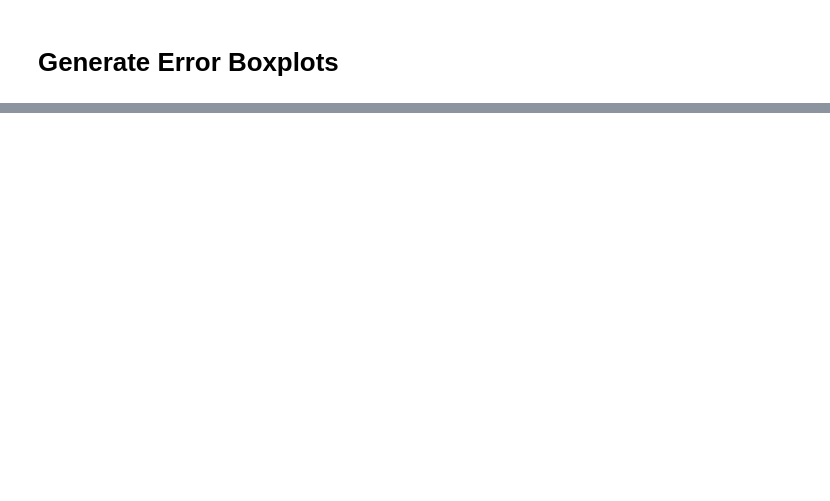
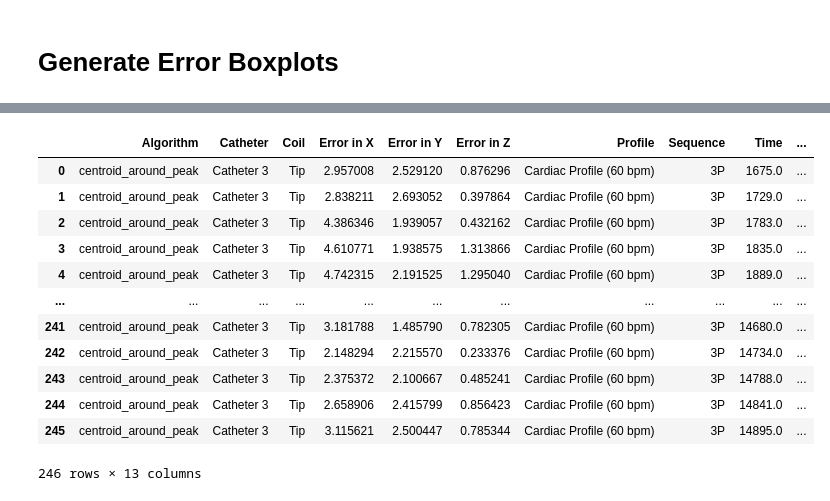
Before and after one commit to WrightGroupSRI/mr-tracking-analysis, a Jupyter notebook: Dynamic Tracking/dynamic_tracking_analysis.ipynb, the cells around one changed output, grey strips where cells are left out. Cells and saved outputs as stored; diff of their text form; code cells hidden in the pictures; blank space fills up the shorter version.

Commit message:
Adding export of dynamic error frames to hdf5
This requires the pytables package (tables 3.8.0 was used here.)

```diff
--- a/Dynamic Tracking/dynamic_tracking_analysis.ipynb
+++ b/Dynamic Tracking/dynamic_tracking_analysis.ipynb
@@ -391,94 +392,121 @@ SRI_2_cap_tip_expected_306_card = get_tip_coords(SRI_2_cap_7_expected_306_card,
 Tip errors at each timepoint are calculated for each sequence, catheter, and motion profile, for both JPNG and centroid-around-peak algorithms.
 # %%
 # Calculate error for each sequence
+
+# Export error data frames to hdf5 format
+h5out = parent_path + 'export/dynamic_tracking_tip_errors.h5'
 
 # Sequence 1: Hadamard Multiplexed - JPNG
 FH512_2_jpng_tracked_dataframes_231_resp  = [FH512_2_jpng_7_231_resp, FH512_2_jpng_6_231_resp, FH512_2_jpng_tip_231_resp]
 FH512_2_jpng_expected_dataframes_231_resp = [FH512_2_jpng_7_expected_231_resp, FH512_2_jpng_6_expected_231_resp, FH512_2_jpng_tip_expected_231_resp]
 FH512_2_jpng_plot_df_231_resp             = calculate_error(FH512_2_jpng_tracked_dataframes_231_resp, FH512_2_jpng_expected_dataframes_231_resp, start_idx[0][0][sequences[0]])
+FH512_2_jpng_plot_df_231_resp.to_hdf(h5out, key="HM_JPNG_cath231_respiratory", mode="w")
 FH512_2_jpng_tracked_dataframes_231_card  = [FH512_2_jpng_7_231_card, FH512_2_jpng_6_231_card, FH512_2_jpng_tip_231_card]
 FH512_2_jpng_expected_dataframes_231_card = [FH512_2_jpng_7_expected_231_card, FH512_2_jpng_6_expected_231_card, FH512_2_jpng_tip_expected_231_card]
 FH512_2_jpng_plot_df_231_card             = calculate_error(FH512_2_jpng_tracked_dataframes_231_card, FH512_2_jpng_expected_dataframes_231_card, start_idx[0][1][sequences[0]])
+FH512_2_jpng_plot_df_231_card.to_hdf(h5out, key="HM_JPNG_cath231_cardiac")
 
 FH512_2_jpng_tracked_dataframes_299_resp  = [FH512_2_jpng_7_299_resp, FH512_2_jpng_6_299_resp, FH512_2_jpng_tip_299_resp]
 FH512_2_jpng_expected_dataframes_299_resp = [FH512_2_jpng_7_expected_299_resp, FH512_2_jpng_6_expected_299_resp, FH512_2_jpng_tip_expected_299_resp]
 FH512_2_jpng_plot_df_299_resp             = calculate_error(FH512_2_jpng_tracked_dataframes_299_resp, FH512_2_jpng_expected_dataframes_299_resp, start_idx[1][0][sequences[0]])
+FH512_2_jpng_plot_df_299_resp.to_hdf(h5out, key="HM_JPNG_cath299_respiratory")
 FH512_2_jpng_tracked_dataframes_299_card  = [FH512_2_jpng_7_299_card, FH512_2_jpng_6_299_card, FH512_2_jpng_tip_299_card]
 FH512_2_jpng_expected_dataframes_299_card = [FH512_2_jpng_7_expected_299_card, FH512_2_jpng_6_expected_299_card, FH512_2_jpng_tip_expected_299_card]
 FH512_2_jpng_plot_df_299_card             = calculate_error(FH512_2_jpng_tracked_dataframes_299_card, FH512_2_jpng_expected_dataframes_299_card, start_idx[1][1][sequences[0]])
+FH512_2_jpng_plot_df_299_card.to_hdf(h5out, key="HM_JPNG_cath299_cardiac")
 
 FH512_2_jpng_tracked_dataframes_306_resp  = [FH512_2_jpng_7_306_resp, FH512_2_jpng_6_306_resp, FH512_2_jpng_tip_306_resp]
 FH512_2_jpng_expected_dataframes_306_resp = [FH512_2_jpng_7_expected_306_resp, FH512_2_jpng_6_expected_306_resp, FH512_2_jpng_tip_expected_306_resp]
 FH512_2_jpng_plot_df_306_resp             = calculate_error(FH512_2_jpng_tracked_dataframes_306_resp, FH512_2_jpng_expected_dataframes_306_resp, start_idx[2][0][sequences[0]])
+FH512_2_jpng_plot_df_306_resp.to_hdf(h5out, key="HM_JPNG_cath306_respiratory")
 FH512_2_jpng_tracked_dataframes_306_card  = [FH512_2_jpng_7_306_card, FH512_2_jpng_6_306_card, FH512_2_jpng_tip_306_card]
 FH512_2_jpng_expected_dataframes_306_card = [FH512_2_jpng_7_expected_306_card, FH512_2_jpng_6_expected_306_card, FH512_2_jpng_tip_expected_306_card]
 FH512_2_jpng_plot_df_306_card             = calculate_error(FH512_2_jpng_tracked_dataframes_306_card, FH512_2_jpng_expected_dataframes_306_card, start_idx[2][1][sequences[0]])
+FH512_2_jpng_plot_df_306_card.to_hdf(h5out, key="HM_JPNG_cath306_cardiac")
 
 # Sequence 1: Hadamard Multiplexed - CAP
 FH512_2_cap_tracked_dataframes_231_resp  = [FH512_2_cap_7_231_resp, FH512_2_cap_6_231_resp, FH512_2_cap_tip_231_resp]
 FH512_2_cap_expected_dataframes_231_resp = [FH512_2_cap_7_expected_231_resp, FH512_2_cap_6_expected_231_resp, FH512_2_cap_tip_expected_231_resp]
 FH512_2_cap_plot_df_231_resp             = calculate_error(FH512_2_cap_tracked_dataframes_231_resp, FH512_2_cap_expected_dataframes_231_resp, start_idx[0][0][sequences[0]])
+FH512_2_cap_plot_df_231_resp.to_hdf(h5out, key="HM_CAP_cath231_respiratory")
 FH512_2_cap_tracked_dataframes_231_card  = [FH512_2_cap_7_231_card, FH512_2_cap_6_231_card, FH512_2_cap_tip_231_card]
 FH512_2_cap_expected_dataframes_231_card = [FH512_2_cap_7_expected_231_card, FH512_2_cap_6_expected_231_card, FH512_2_cap_tip_expected_231_card]
 FH512_2_cap_plot_df_231_card             = calculate_error(FH512_2_cap_tracked_dataframes_231_card, FH512_2_cap_expected_dataframes_231_card, start_idx[0][1][sequences[0]])
+FH512_2_cap_plot_df_231_card.to_hdf(h5out, key="HM_CAP_cath231_cardiac")
 
 FH512_2_cap_tracked_dataframes_299_resp  = [FH512_2_cap_7_299_resp, FH512_2_cap_6_299_resp, FH512_2_cap_tip_299_resp]
 FH512_2_cap_expected_dataframes_299_resp = [FH512_2_cap_7_expected_299_resp, FH512_2_cap_6_expected_299_resp, FH512_2_cap_tip_expected_299_resp]
 FH512_2_cap_plot_df_299_resp             = calculate_error(FH512_2_cap_tracked_dataframes_299_resp, FH512_2_cap_expected_dataframes_299_resp, start_idx[1][0][sequences[0]])
+FH512_2_cap_plot_df_299_resp.to_hdf(h5out, key="HM_CAP_cath299_respiratory")
 FH512_2_cap_tracked_dataframes_299_card  = [FH512_2_cap_7_299_card, FH512_2_cap_6_299_card, FH512_2_cap_tip_299_card]
 FH512_2_cap_expected_dataframes_299_card = [FH512_2_cap_7_expected_299_card, FH512_2_cap_6_expected_299_card, FH512_2_cap_tip_expected_299_card]
 FH512_2_cap_plot_df_299_card             = calculate_error(FH512_2_cap_tracked_dataframes_299_card, FH512_2_cap_expected_dataframes_299_card, start_idx[1][1][sequences[0]])
+FH512_2_cap_plot_df_299_card.to_hdf(h5out, key="HM_CAP_cath299_cardiac")
 
 FH512_2_cap_tracked_dataframes_306_resp  = [FH512_2_cap_7_306_resp, FH512_2_cap_6_306_resp, FH512_2_cap_tip_306_resp]
 FH512_2_cap_expected_dataframes_306_resp = [FH512_2_cap_7_expected_306_resp, FH512_2_cap_6_expected_306_resp, FH512_2_cap_tip_expected_306_resp]
 FH512_2_cap_plot_df_306_resp             = calculate_error(FH512_2_cap_tracked_dataframes_306_resp, FH512_2_cap_expected_dataframes_306_resp, start_idx[2][0][sequences[0]])
+FH512_2_cap_plot_df_306_resp.to_hdf(h5out, key="HM_CAP_cath306_respiratory")
 FH512_2_cap_tracked_dataframes_306_card  = [FH512_2_cap_7_306_card, FH512_2_cap_6_306_card, FH512_2_cap_tip_306_card]
 FH512_2_cap_expected_dataframes_306_card = [FH512_2_cap_7_expected_306_card, FH512_2_cap_6_expected_306_card, FH512_2_cap_tip_expected_306_card]
 FH512_2_cap_plot_df_306_card             = calculate_error(FH512_2_cap_tracked_dataframes_306_card, FH512_2_cap_expected_dataframes_306_card, start_idx[2][1][sequences[0]])
+FH512_2_cap_plot_df_306_card.to_hdf(h5out, key="HM_CAP_cath306_cardiac")
 
 # Sequence 2: Conventional - JPNG
 SRI_2_jpng_tracked_dataframes_231_resp  = [SRI_2_jpng_7_231_resp, SRI_2_jpng_6_231_resp, SRI_2_jpng_tip_231_resp]
 SRI_2_jpng_expected_dataframes_231_resp = [SRI_2_jpng_7_expected_231_resp, SRI_2_jpng_6_expected_231_resp, SRI_2_jpng_tip_expected_231_resp]
 SRI_2_jpng_plot_df_231_resp             = calculate_error(SRI_2_jpng_tracked_dataframes_231_resp, SRI_2_jpng_expected_dataframes_231_resp, start_idx[0][0][sequences[1]])
+SRI_2_jpng_plot_df_231_resp.to_hdf(h5out, key="C3P_JPNG_cath231_respiratory")
 SRI_2_jpng_tracked_dataframes_231_card  = [SRI_2_jpng_7_231_card, SRI_2_jpng_6_231_card, SRI_2_jpng_tip_231_card]
 SRI_2_jpng_expected_dataframes_231_card = [SRI_2_jpng_7_expected_231_card, SRI_2_jpng_6_expected_231_card, SRI_2_jpng_tip_expected_231_card]
 SRI_2_jpng_plot_df_231_card             = calculate_error(SRI_2_jpng_tracked_dataframes_231_card, SRI_2_jpng_expected_dataframes_231_card, start_idx[0][1][sequences[1]])
+SRI_2_jpng_plot_df_231_card.to_hdf(h5out, key="C3P_JPNG_cath231_cardiac")
 
 SRI_2_jpng_tracked_dataframes_299_resp  = [SRI_2_jpng_7_299_resp, SRI_2_jpng_6_299_resp, SRI_2_jpng_tip_299_resp]
 SRI_2_jpng_expected_dataframes_299_resp = [SRI_2_jpng_7_expected_299_resp, SRI_2_jpng_6_expected_299_resp, SRI_2_jpng_tip_expected_299_resp]
 SRI_2_jpng_plot_df_299_resp             = calculate_error(SRI_2_jpng_tracked_dataframes_299_resp, SRI_2_jpng_expected_dataframes_299_resp, start_idx[1][0][sequences[1]])
+SRI_2_jpng_plot_df_299_resp.to_hdf(h5out, key="C3P_JPNG_cath299_respiratory")
 SRI_2_jpng_tracked_dataframes_299_card  = [SRI_2_jpng_7_299_card, SRI_2_jpng_6_299_card, SRI_2_jpng_tip_299_card]
 SRI_2_jpng_expected_dataframes_299_card = [SRI_2_jpng_7_expected_299_card, SRI_2_jpng_6_expected_299_card, SRI_2_jpng_tip_expected_299_card]
 SRI_2_jpng_plot_df_299_card             = calculate_error(SRI_2_jpng_tracked_dataframes_299_card, SRI_2_jpng_expected_dataframes_299_card, start_idx[1][1][sequences[1]])
+SRI_2_jpng_plot_df_299_card.to_hdf(h5out, key="C3P_JPNG_cath299_cardiac")
 
 SRI_2_jpng_tracked_dataframes_306_resp  = [SRI_2_jpng_7_306_resp, SRI_2_jpng_6_306_resp, SRI_2_jpng_tip_306_resp]
 SRI_2_jpng_expected_dataframes_306_resp = [SRI_2_jpng_7_expected_306_resp, SRI_2_jpng_6_expected_306_resp, SRI_2_jpng_tip_expected_306_resp]
 SRI_2_jpng_plot_df_306_resp             = calculate_error(SRI_2_jpng_tracked_dataframes_306_resp, SRI_2_jpng_expected_dataframes_306_resp, start_idx[2][0][sequences[1]])
+SRI_2_jpng_plot_df_306_resp.to_hdf(h5out, key="C3P_JPNG_cath306_respiratory")
 SRI_2_jpng_tracked_dataframes_306_card  = [SRI_2_jpng_7_306_card, SRI_2_jpng_6_306_card, SRI_2_jpng_tip_306_card]
 SRI_2_jpng_expected_dataframes_306_card = [SRI_2_jpng_7_expected_306_card, SRI_2_jpng_6_expected_306_card, SRI_2_jpng_tip_expected_306_card]
 SRI_2_jpng_plot_df_306_card             = calculate_error(SRI_2_jpng_tracked_dataframes_306_card, SRI_2_jpng_expected_dataframes_306_card, start_idx[2][1][sequences[1]])
+SRI_2_jpng_plot_df_306_card.to_hdf(h5out, key="C3P_JPNG_cath306_cardiac")
 
 # Sequence 2: Conventional - CAP
 SRI_2_cap_tracked_dataframes_231_resp  = [SRI_2_cap_7_231_resp, SRI_2_cap_6_231_resp, SRI_2_cap_tip_231_resp]
 SRI_2_cap_expected_dataframes_231_resp = [SRI_2_cap_7_expected_231_resp, SRI_2_cap_6_expected_231_resp, SRI_2_cap_tip_expected_231_resp]
 SRI_2_cap_plot_df_231_resp             = calculate_error(SRI_2_cap_tracked_dataframes_231_resp, SRI_2_cap_expected_dataframes_231_resp, start_idx[0][0][sequences[1]])
+SRI_2_cap_plot_df_231_resp.to_hdf(h5out, key="C3P_CAP_cath231_respiratory")
 SRI_2_cap_tracked_dataframes_231_card  = [SRI_2_cap_7_231_card, SRI_2_cap_6_231_card, SRI_2_cap_tip_231_card]
 SRI_2_cap_expected_dataframes_231_card = [SRI_2_cap_7_expected_231_card, SRI_2_cap_6_expected_231_card, SRI_2_cap_tip_expected_231_card]
 SRI_2_cap_plot_df_231_card             = calculate_error(SRI_2_cap_tracked_dataframes_231_card, SRI_2_cap_expected_dataframes_231_card, start_idx[0][1][sequences[1]])
+SRI_2_cap_plot_df_231_card.to_hdf(h5out, key="C3P_CAP_cath231_cardiac")
 
 SRI_2_cap_tracked_dataframes_299_resp  = [SRI_2_cap_7_299_resp, SRI_2_cap_6_299_resp, SRI_2_cap_tip_299_resp]
 SRI_2_cap_expected_dataframes_299_resp = [SRI_2_cap_7_expected_299_resp, SRI_2_cap_6_expected_299_resp, SRI_2_cap_tip_expected_299_resp]
 SRI_2_cap_plot_df_299_resp             = calculate_error(SRI_2_cap_tracked_dataframes_299_resp, SRI_2_cap_expected_dataframes_299_resp, start_idx[1][0][sequences[1]])
+SRI_2_cap_plot_df_299_resp.to_hdf(h5out, key="C3P_CAP_cath299_respiratory")
 SRI_2_cap_tracked_dataframes_299_card  = [SRI_2_cap_7_299_card, SRI_2_cap_6_299_card, SRI_2_cap_tip_299_card]
 SRI_2_cap_expected_dataframes_299_card = [SRI_2_cap_7_expected_299_card, SRI_2_cap_6_expected_299_card, SRI_2_cap_tip_expected_299_card]
 SRI_2_cap_plot_df_299_card             = calculate_error(SRI_2_cap_tracked_dataframes_299_card, SRI_2_cap_expected_dataframes_299_card, start_idx[1][1][sequences[1]])
+SRI_2_cap_plot_df_299_card.to_hdf(h5out, key="C3P_CAP_cath299_cardiac")
 
 SRI_2_cap_tracked_dataframes_306_resp  = [SRI_2_cap_7_306_resp, SRI_2_cap_6_306_resp, SRI_2_cap_tip_306_resp]
 SRI_2_cap_expected_dataframes_306_resp = [SRI_2_cap_7_expected_306_resp, SRI_2_cap_6_expected_306_resp, SRI_2_cap_tip_expected_306_resp]
 SRI_2_cap_plot_df_306_resp             = calculate_error(SRI_2_cap_tracked_dataframes_306_resp, SRI_2_cap_expected_dataframes_306_resp, start_idx[2][0][sequences[1]])
+SRI_2_cap_plot_df_306_resp.to_hdf(h5out, key="C3P_CAP_cath306_respiratory")
 SRI_2_cap_tracked_dataframes_306_card  = [SRI_2_cap_7_306_card, SRI_2_cap_6_306_card, SRI_2_cap_tip_306_card]
 SRI_2_cap_expected_dataframes_306_card = [SRI_2_cap_7_expected_306_card, SRI_2_cap_6_expected_306_card, SRI_2_cap_tip_expected_306_card]
 SRI_2_cap_plot_df_306_card             = calculate_error(SRI_2_cap_tracked_dataframes_306_card, SRI_2_cap_expected_dataframes_306_card, start_idx[2][1][sequences[1]])
+SRI_2_cap_plot_df_306_card.to_hdf(h5out, key="C3P_CAP_cath306_cardiac")
 # %% [markdown]
 # Generate Tracked vs. Expected Plots
 
@@ -702,0 +734,16 @@ Cardiac Motion Profile: JPNG Tip Error
+# %%
+pd.read_hdf(h5out, key="C3P_CAP_cath306_cardiac")
+# %% [output]
+|  | Algorithm | Catheter | Coil | Error in X | Error in Y | Error in Z | Profile | Sequence | Time | ... |
+| 0 | centroid_around_peak | Catheter 3 | Tip | 2.957008 | 2.529120 | 0.876296 | Cardiac Profile (60 bpm) | 3P | 1675.0 | ... |
+| 1 | centroid_around_peak | Catheter 3 | Tip | 2.838211 | 2.693052 | 0.397864 | Cardiac Profile (60 bpm) | 3P | 1729.0 | ... |
+| 2 | centroid_around_peak | Catheter 3 | Tip | 4.386346 | 1.939057 | 0.432162 | Cardiac Profile (60 bpm) | 3P | 1783.0 | ... |
+| 3 | centroid_around_peak | Catheter 3 | Tip | 4.610771 | 1.938575 | 1.313866 | Cardiac Profile (60 bpm) | 3P | 1835.0 | ... |
+| 4 | centroid_around_peak | Catheter 3 | Tip | 4.742315 | 2.191525 | 1.295040 | Cardiac Profile (60 bpm) | 3P | 1889.0 | ... |
+| ... | ... | ... | ... | ... | ... | ... | ... | ... | ... | ... |
+| 241 | centroid_around_peak | Catheter 3 | Tip | 3.181788 | 1.485790 | 0.782305 | Cardiac Profile (60 bpm) | 3P | 14680.0 | ... |
+| 242 | centroid_around_peak | Catheter 3 | Tip | 2.148294 | 2.215570 | 0.233376 | Cardiac Profile (60 bpm) | 3P | 14734.0 | ... |
+| 243 | centroid_around_peak | Catheter 3 | Tip | 2.375372 | 2.100667 | 0.485241 | Cardiac Profile (60 bpm) | 3P | 14788.0 | ... |
+| 244 | centroid_around_peak | Catheter 3 | Tip | 2.658906 | 2.415799 | 0.856423 | Cardiac Profile (60 bpm) | 3P | 14841.0 | ... |
+| 245 | centroid_around_peak | Catheter 3 | Tip | 3.115621 | 2.500447 | 0.785344 | Cardiac Profile (60 bpm) | 3P | 14895.0 | ... |
+246 rows × 13 columns
```
Also changed, not shown: parts of 4 cells of this notebook.
